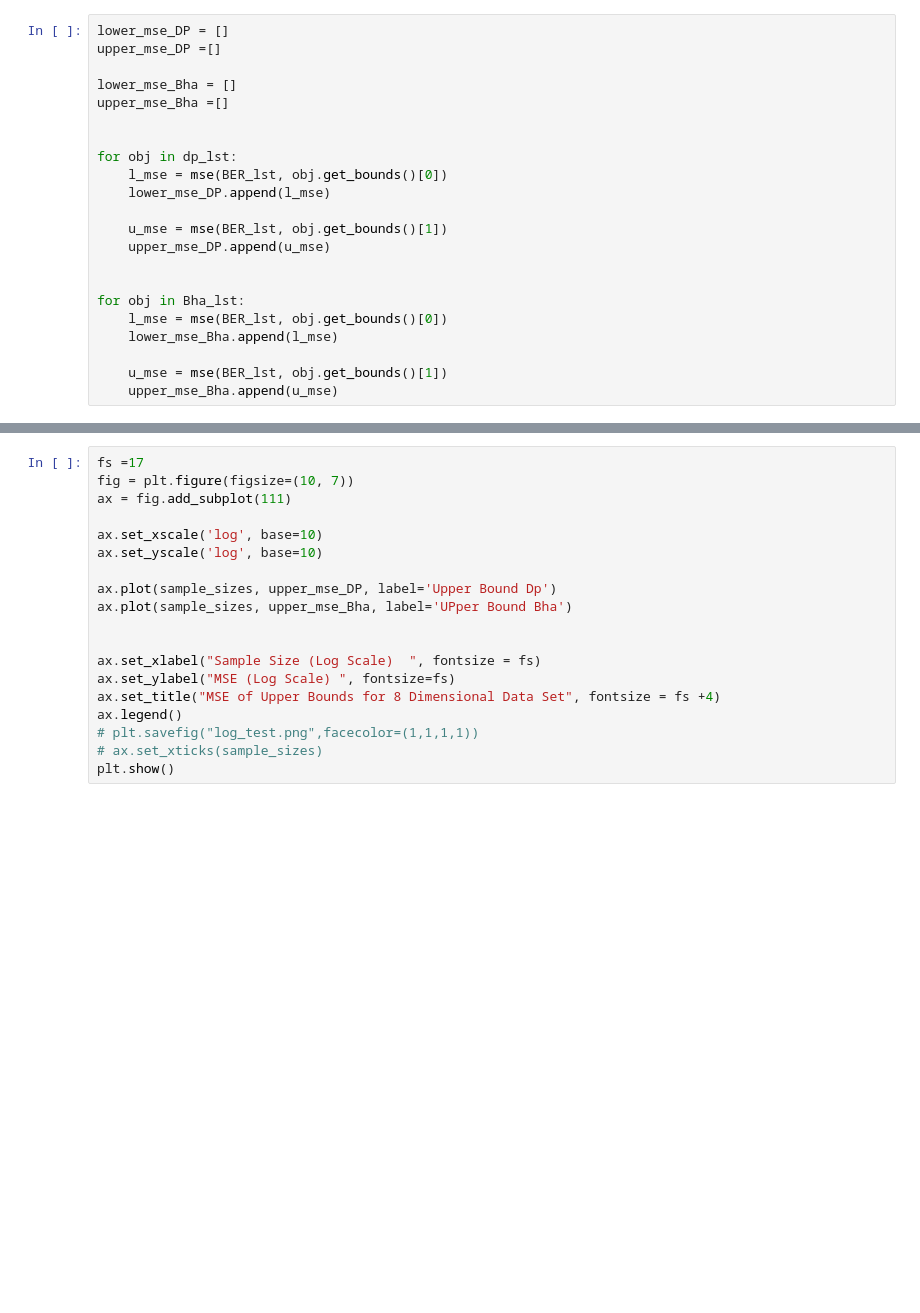
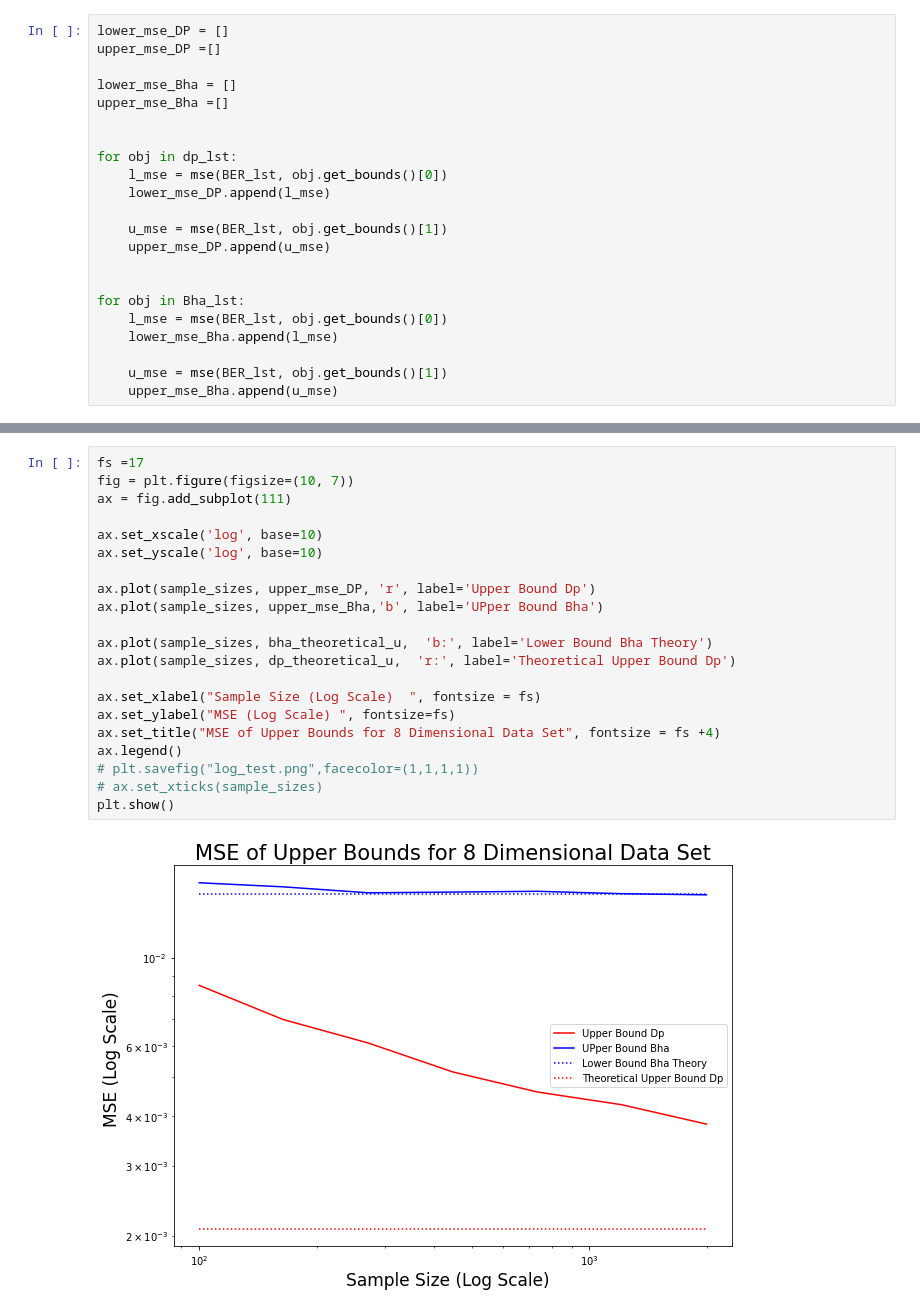
Before and after one commit to rj-may/BER_Bounds_Eval, a Jupyter notebook: mse_plot.ipynb, the cells around one changed output, grey strips where cells are left out. Cells and saved outputs as stored; diff of their text form; blank space fills up the shorter version.

```diff
--- a/mse_plot.ipynb
+++ b/mse_plot.ipynb
@@ -131,22 +167,26 @@ plt.show()
 # %%
 fs =17
 fig = plt.figure(figsize=(10, 7))
 ax = fig.add_subplot(111)
 
 ax.set_xscale('log', base=10)
 ax.set_yscale('log', base=10)
 
-ax.plot(sample_sizes, upper_mse_DP, label='Upper Bound Dp')
-ax.plot(sample_sizes, upper_mse_Bha, label='UPper Bound Bha')
+ax.plot(sample_sizes, upper_mse_DP, 'r', label='Upper Bound Dp')
+ax.plot(sample_sizes, upper_mse_Bha,'b', label='UPper Bound Bha')
 
+ax.plot(sample_sizes, bha_theoretical_u,  'b:', label='Lower Bound Bha Theory')
+ax.plot(sample_sizes, dp_theoretical_u,  'r:', label='Theoretical Upper Bound Dp')
 
 ax.set_xlabel("Sample Size (Log Scale)  ", fontsize = fs)
 ax.set_ylabel("MSE (Log Scale) ", fontsize=fs)
 ax.set_title("MSE of Upper Bounds for 8 Dimensional Data Set", fontsize = fs +4)
 ax.legend()
 # plt.savefig("log_test.png",facecolor=(1,1,1,1))
 # ax.set_xticks(sample_sizes)
 plt.show()
+# %% [output]
+[figure, added]
 # %%
 import matplotlib.pyplot as plt
 
```
Also changed, not shown: parts of 13 cells of this notebook.
